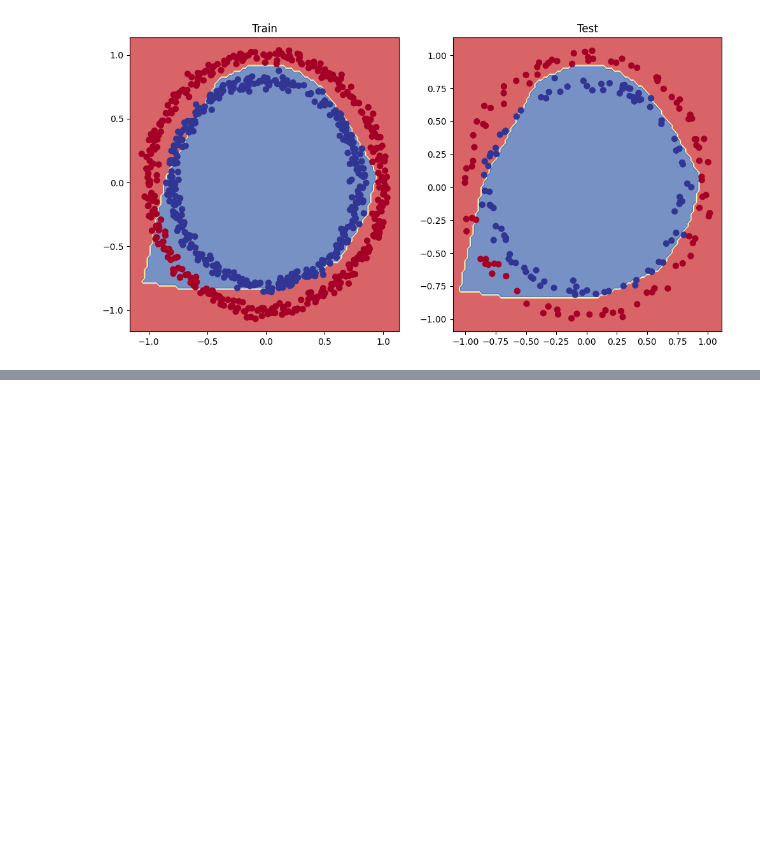
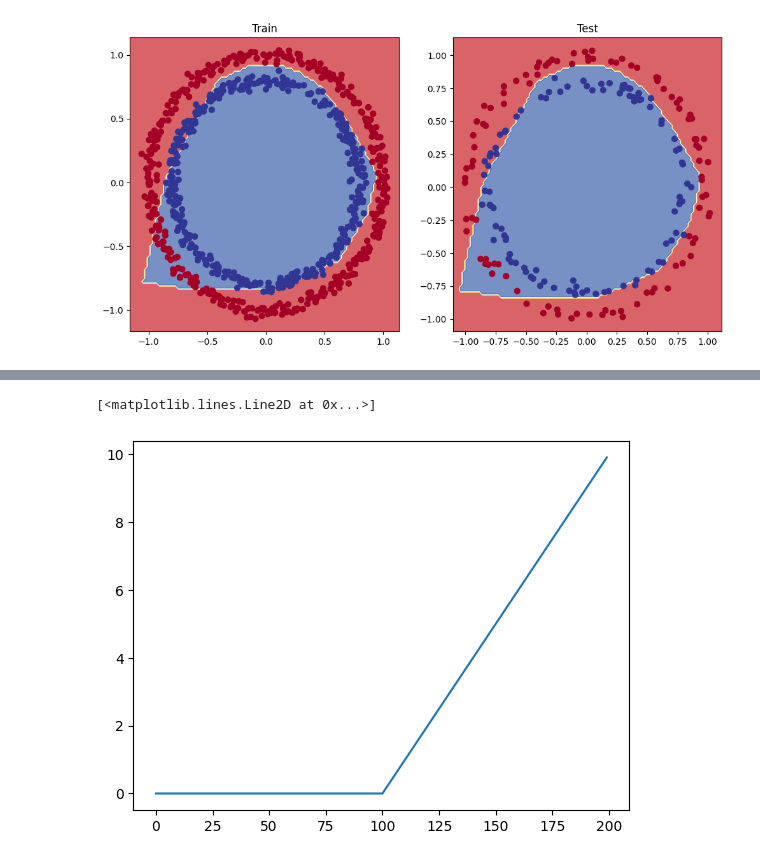
Before and after one commit to EngrIBGIT/Classification_With_PyTorch, a Jupyter notebook: Neural_Network_Classification_With_PyTorch.ipynb, the cells around one changed output, grey strips where cells are left out. Cells and saved outputs as stored; diff of their text form; code cells hidden in the pictures; blank space fills up the shorter version.

```diff
--- a/Neural_Network_Classification_With_PyTorch.ipynb
+++ b/Neural_Network_Classification_With_PyTorch.ipynb
@@ -1051,0 +1077,5 @@ plot_decision_boundary(model_3, X_test, y_test)
+# %%
+plt.plot(torch.relu(A));
+# %% [output]
+[<matplotlib.lines.Line2D at 0x...>]
+[figure, added]
```
Also changed, not shown: parts of 19 cells of this notebook.
